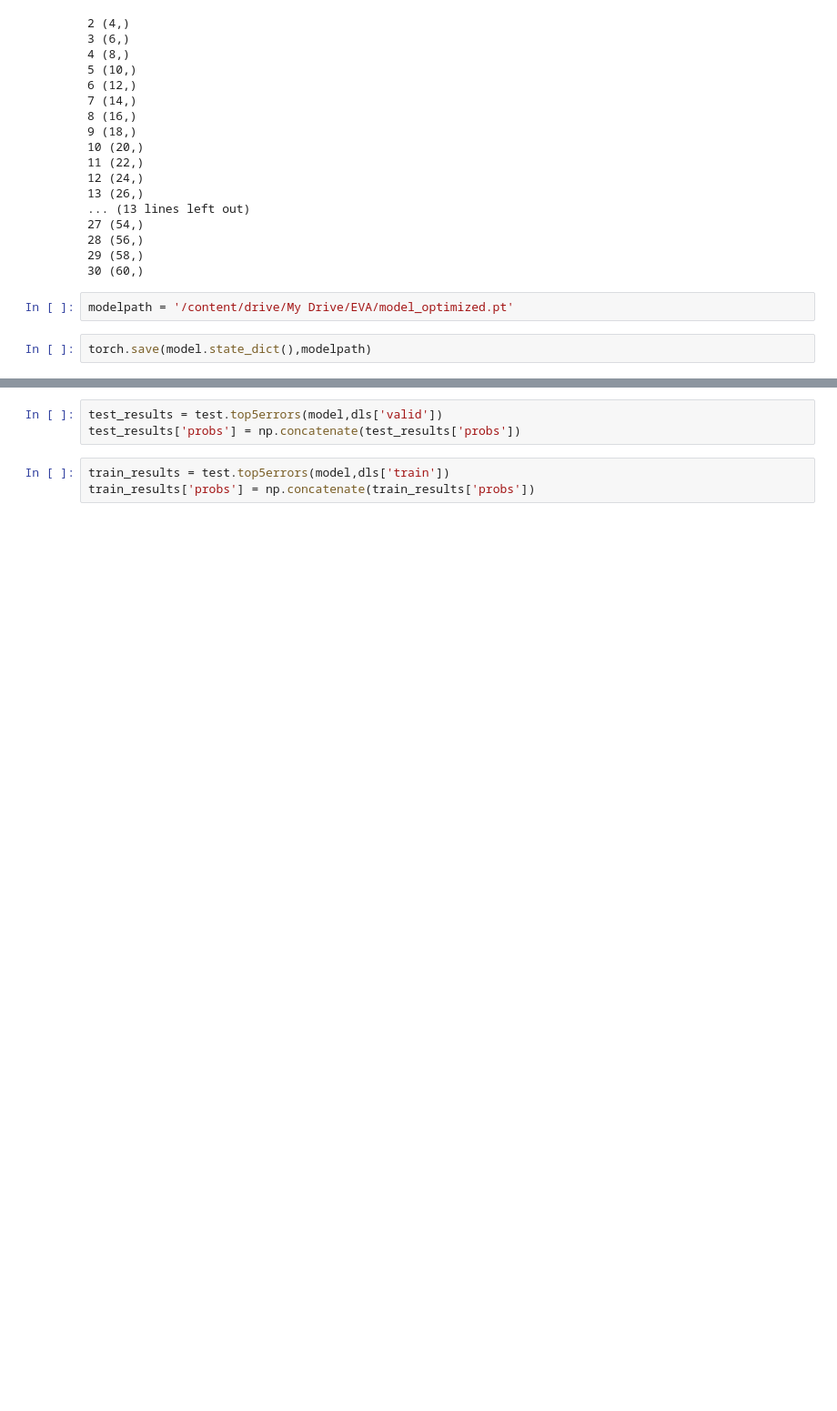
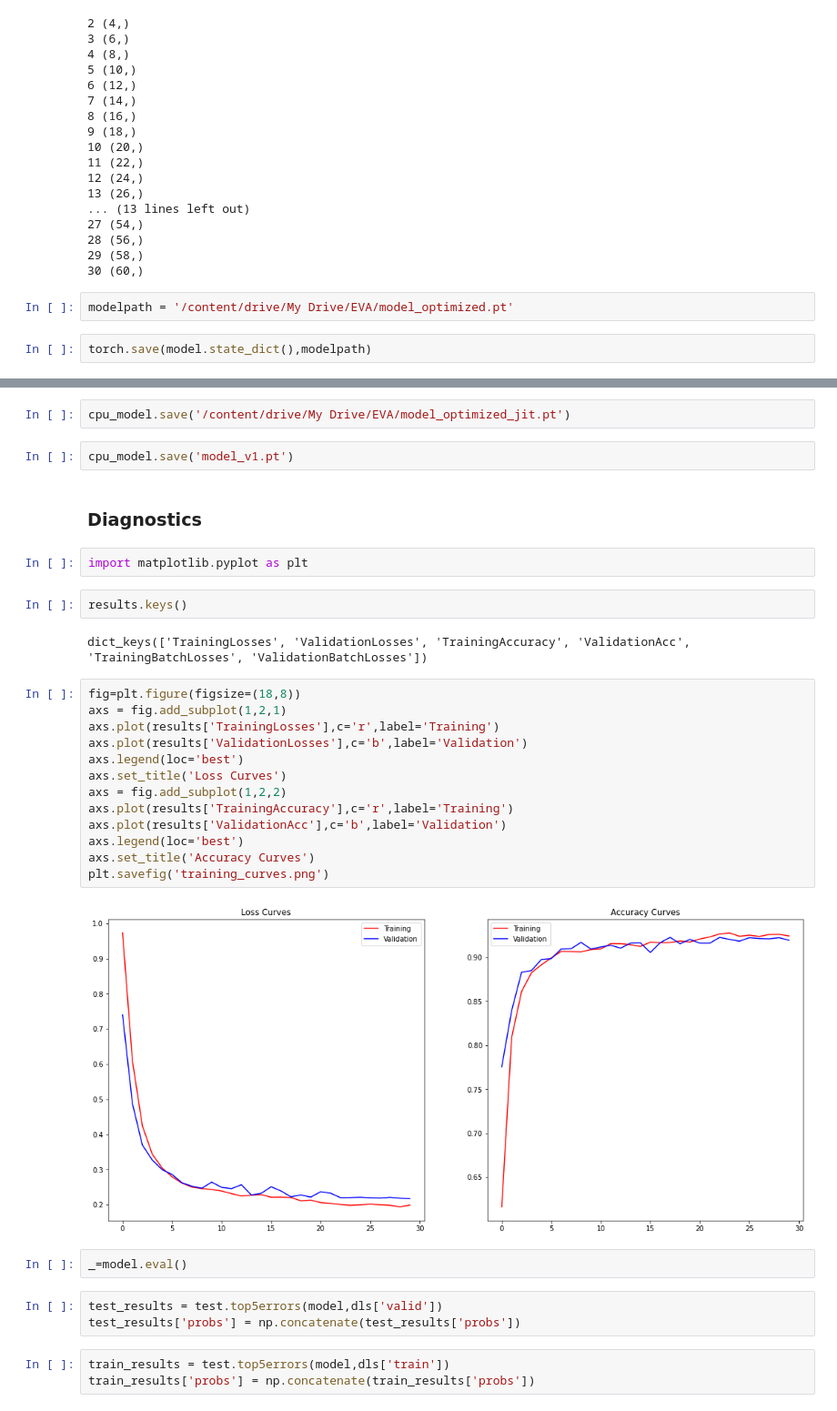
Before and after one commit to rishubhkhurana/EVA2, a Jupyter notebook: S2/QuadsAndBirds.ipynb, the cells around one changed output, grey strips where cells are left out. Shown at 91% size. Cells and saved outputs as stored; diff of their text form; blank space fills up the shorter version.

```diff
--- a/S2/QuadsAndBirds.ipynb
+++ b/S2/QuadsAndBirds.ipynb
@@ -350,3 +337,32 @@ dls['train'] = DataLoader(train_ds,**dataloader_args)
+# %%
+cpu_model.save('/content/drive/My Drive/EVA/model_optimized_jit.pt')
+# %%
+cpu_model.save('model_v1.pt')
+# %% [markdown]
+### Diagnostics
+# %%
+import matplotlib.pyplot as plt
+# %%
+results.keys()
+# %% [output]
+dict_keys(['TrainingLosses', 'ValidationLosses', 'TrainingAccuracy', 'ValidationAcc', 'TrainingBatchLosses', 'ValidationBatchLosses'])
+# %%
+fig=plt.figure(figsize=(18,8))
+axs = fig.add_subplot(1,2,1)
+axs.plot(results['TrainingLosses'],c='r',label='Training')
+axs.plot(results['ValidationLosses'],c='b',label='Validation')
+axs.legend(loc='best')
+axs.set_title('Loss Curves')
+axs = fig.add_subplot(1,2,2)
+axs.plot(results['TrainingAccuracy'],c='r',label='Training')
+axs.plot(results['ValidationAcc'],c='b',label='Validation')
+axs.legend(loc='best')
+axs.set_title('Accuracy Curves')
+plt.savefig('training_curves.png')
+# %% [output]
+[figure, added]
+# %%
+_=model.eval()
 # %%
 test_results = test.top5errors(model,dls['valid'])
 test_results['probs'] = np.concatenate(test_results['probs'])
```
Also changed, not shown: parts of 58 cells of this notebook.
